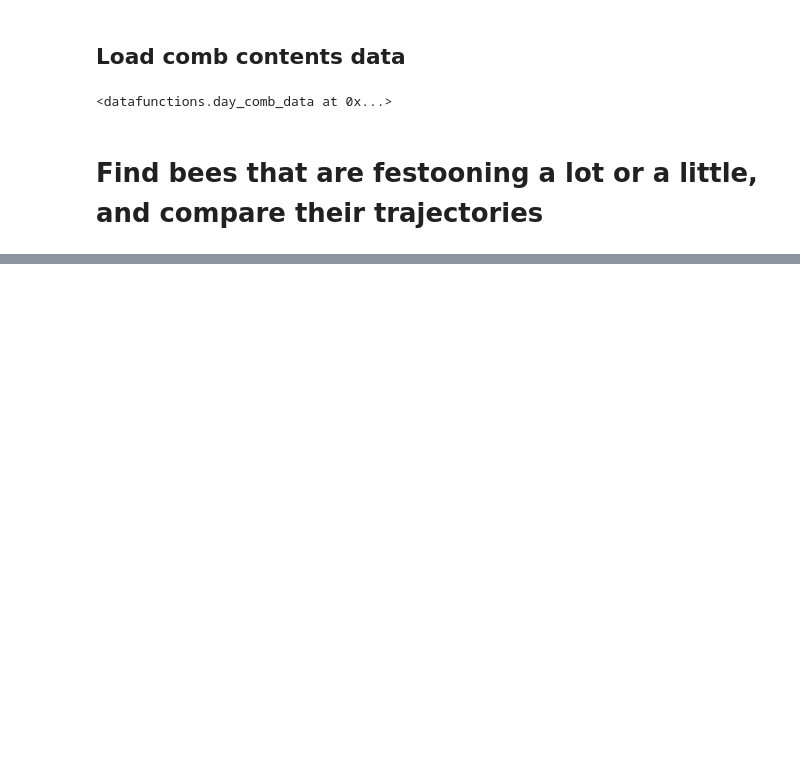
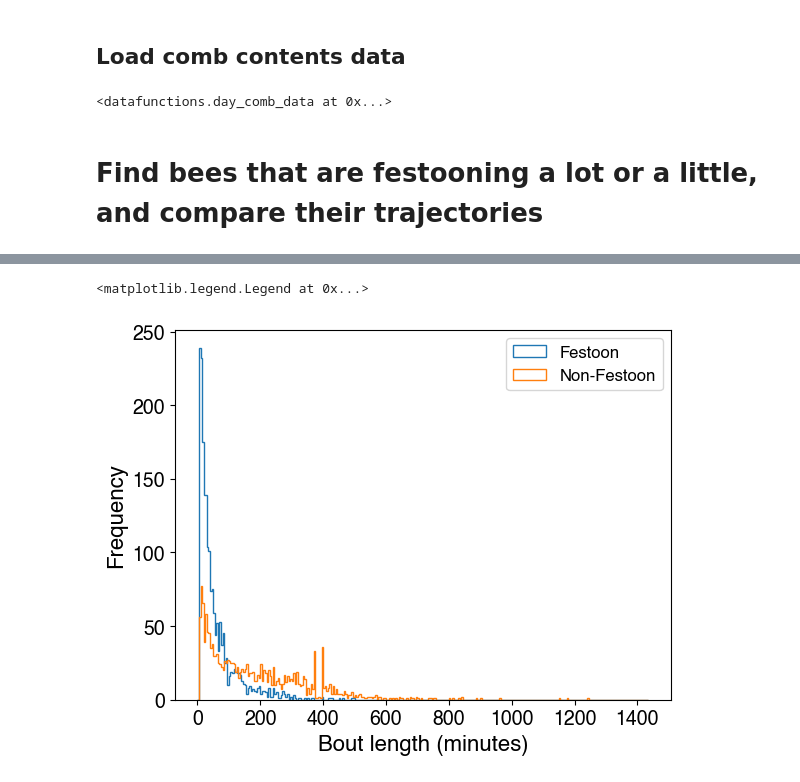
Before and after one commit to Collective-Logic-Lab/honey-bee-behavior, a Jupyter notebook: preliminary-analysis-2024-comb-building.ipynb, the cells around one changed output, grey strips where cells are left out. Drawn from its saved outputs; the diff is of its cells as text; code cells hidden in the pictures; blank space fills up the shorter version.

```diff
--- a/preliminary-analysis-2024-comb-building.ipynb
+++ b/preliminary-analysis-2024-comb-building.ipynb
@@ -117,0 +203,44 @@ bp.plotbee_xy(dfTraj_selected['x'],dfTraj_selected['y'],dfTraj_selected['camera'
+# %%
+# (Note: get_onsubstrate seems to be currently limited to one day at a time)
+
+# get_onsubstrate appears to be the equivalent of get_inout_estimates but for a particular substrate
+# (the default substrate is "Festoon", which is what we want here)
+# day_uids = list of bee ids (len # bees)
+# day_ages = list of bee ages (len # bees)
+# all_ontop = array of inferred binary status of bees vs. time: on the substrate or not (shape #bees x #times)
+# bee_obs = number of observations of each bee in each time window (shape #bees x #times)
+# bee_data = all relevant data in a 3D array (?) (shape #bees x #times x #statistics)
+day_uids, day_ages, all_ontop, bee_obs, bee_data = dfunc.get_onsubstrate(dfFiveMinute)
+
+# construct binary dataframe for "in festoon" versus time for each bee
+df_festoon = pd.DataFrame(all_ontop,
+                          columns=[ "Minute {}".format(timediv*minutes_per_division) for timediv in range(int(divisions_per_day))],
+                          index=[ "Bee {}".format(uid) for uid in day_uids ])
+
+# construct dataframe of festoon/non-festoon bouts for an individual bee
+bee_bouts_list = []
+for beeid in df_festoon.index:
+    bee_bouts = bouts_from_time_series(df_festoon.loc[beeid])
+    bee_bouts['Bee id'] = int(beeid.removeprefix('Bee '))
+    bee_bouts_list.append(bee_bouts)
+df_festoon_bouts = pd.concat(bee_bouts_list).set_index('Bee id').dropna()
+
+# include time conversion
+df_festoon_bouts['Bout length in minutes'] = df_festoon_bouts['Bout length in time divisions']*minutes_per_division
+# %%
+# exclude the bouts that start at minute 0
+df_non_start_bouts = df_festoon_bouts[df_festoon_bouts['Bout start']!='Minute 0']
+
+# plot histograms of lengths of festoon and non-festoon bouts
+bins = minutes_per_division*np.arange(divisions_per_day)
+df_non_start_bouts[df_non_start_bouts['Bout state']==1]['Bout length in minutes'].plot.hist(bins=bins,
+                                                                                               label='Festoon',
+                                                                                               histtype='step')
+df_non_start_bouts[df_non_start_bouts['Bout state']==0]['Bout length in minutes'].plot.hist(bins=bins,
+                                                                                               label='Non-Festoon',
+                                                                                               histtype='step')
+plt.xlabel('Bout length (minutes)')
+plt.legend()
+# %% [output]
+<matplotlib.legend.Legend at 0x...>
+[figure, added]
```
Also changed, not shown: parts of 19 cells of this notebook.
